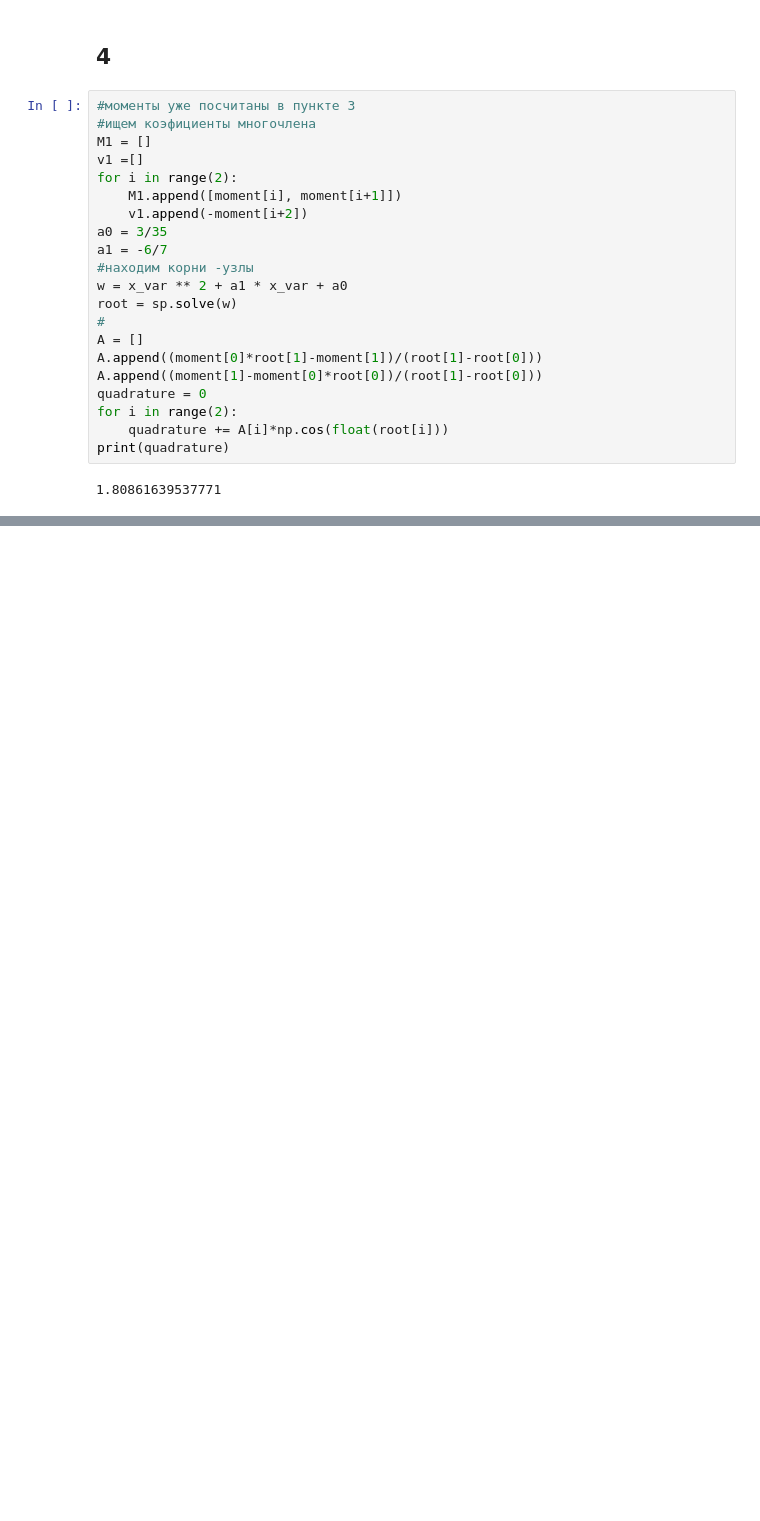
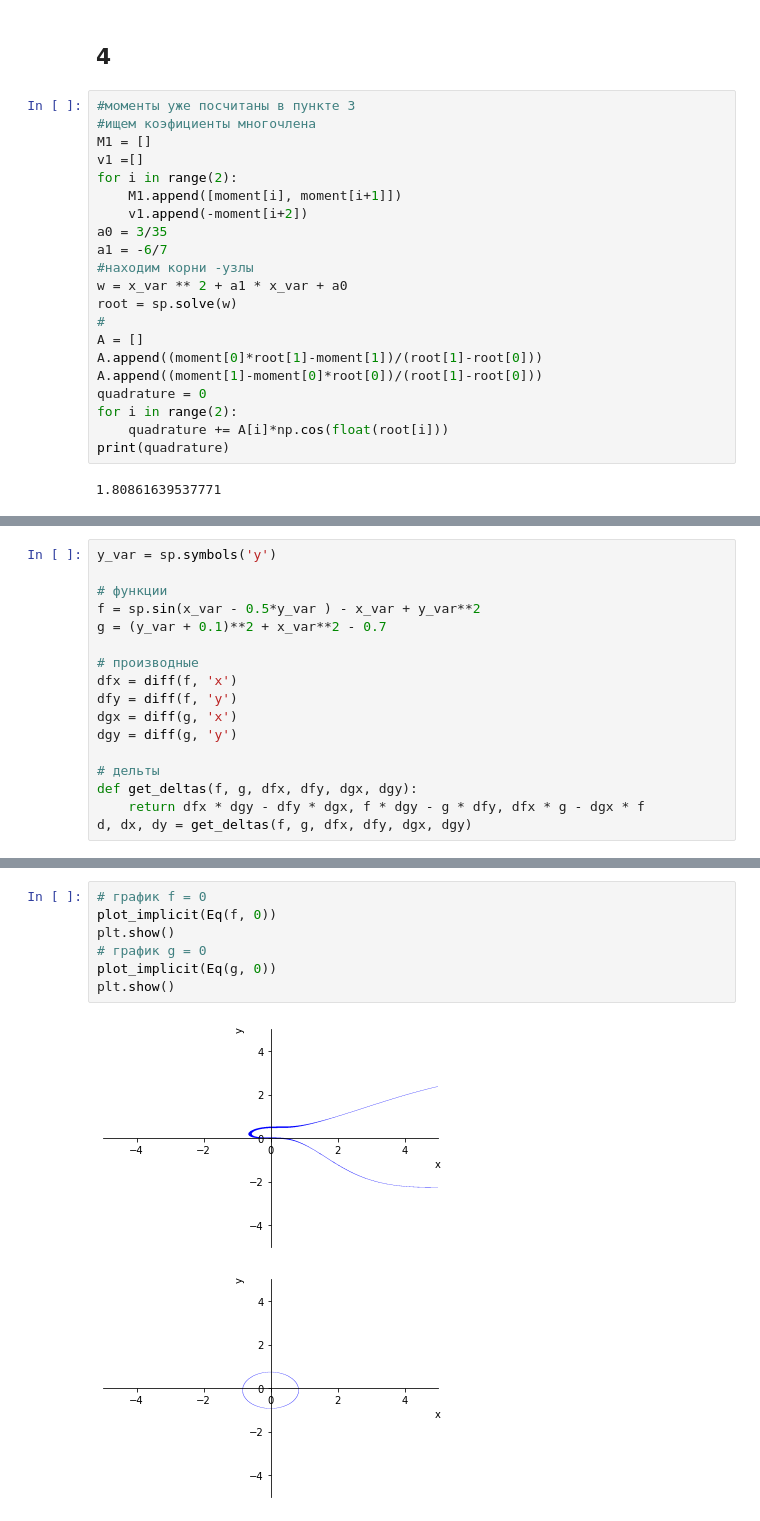
Before and after one commit to kurctory/ComputationalMethods, a Jupyter notebook: Численные методы.ipynb, the cells around one changed output, grey strips where cells are left out. Saved outputs shown, nothing was run; the diff lists cells and outputs as text; blank space fills up the shorter version.

```diff
--- a/Численные методы.ipynb
+++ b/Численные методы.ipynb
@@ -272,0 +365,17 @@ print(quadrature)
+# %%
+y_var = sp.symbols('y')
+
+# функции
+f = sp.sin(x_var - 0.5*y_var ) - x_var + y_var**2
+g = (y_var + 0.1)**2 + x_var**2 - 0.7
+
+# производные
+dfx = diff(f, 'x')
+dfy = diff(f, 'y')
+dgx = diff(g, 'x')
+dgy = diff(g, 'y')
+
+# дельты
+def get_deltas(f, g, dfx, dfy, dgx, dgy):
+    return dfx * dgy - dfy * dgx, f * dgy - g * dfy, dfx * g - dgx * f
+d, dx, dy = get_deltas(f, g, dfx, dfy, dgx, dgy)
@@ -272,0 +434,10 @@ print(quadrature)
+# %%
+# график f = 0
+plot_implicit(Eq(f, 0))
+plt.show()
+# график g = 0
+plot_implicit(Eq(g, 0))
+plt.show()
+# %% [output]
+[figure, added]
+[figure, added]
```
Also changed, not shown: parts of 12 cells of this notebook, 1 other file.
